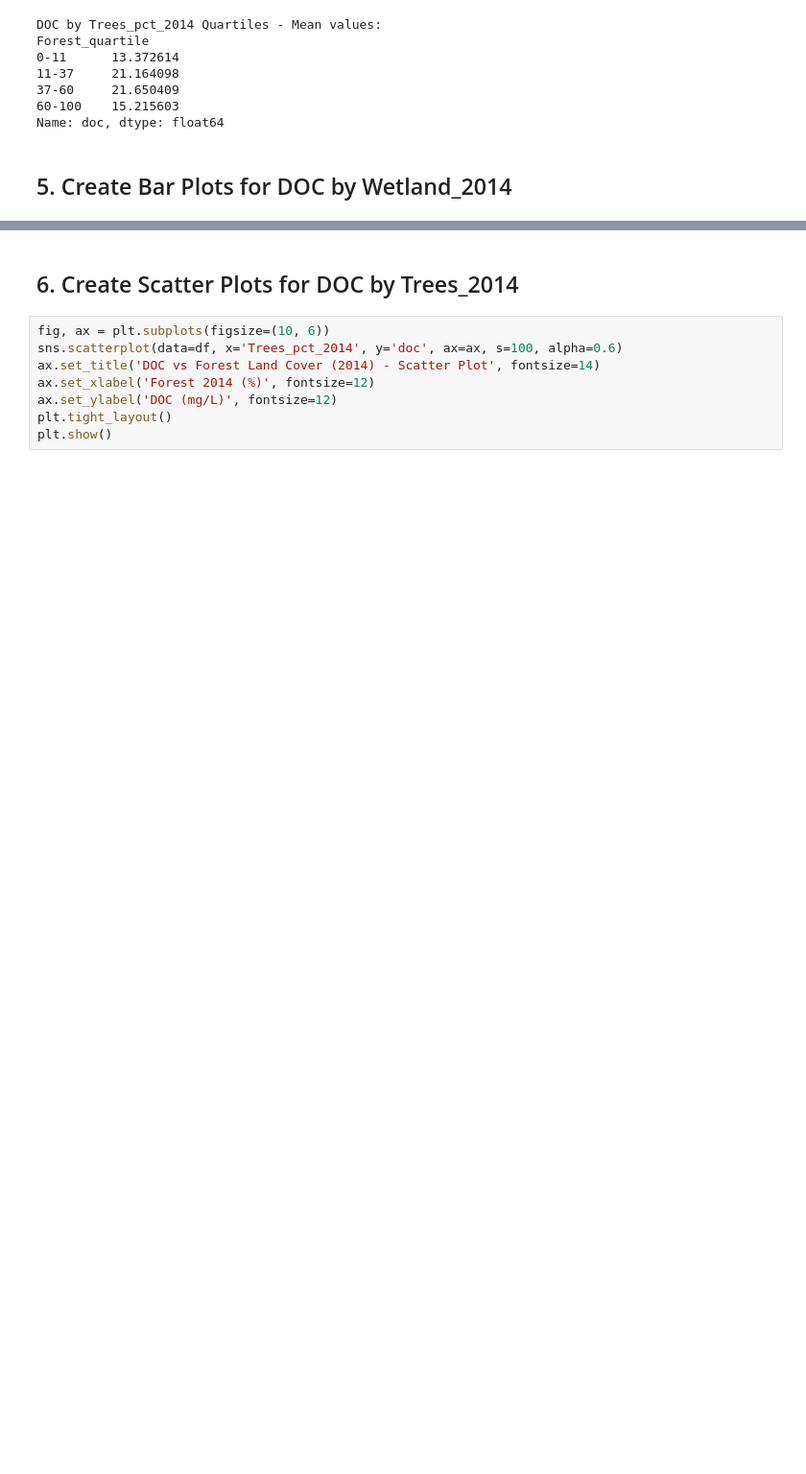
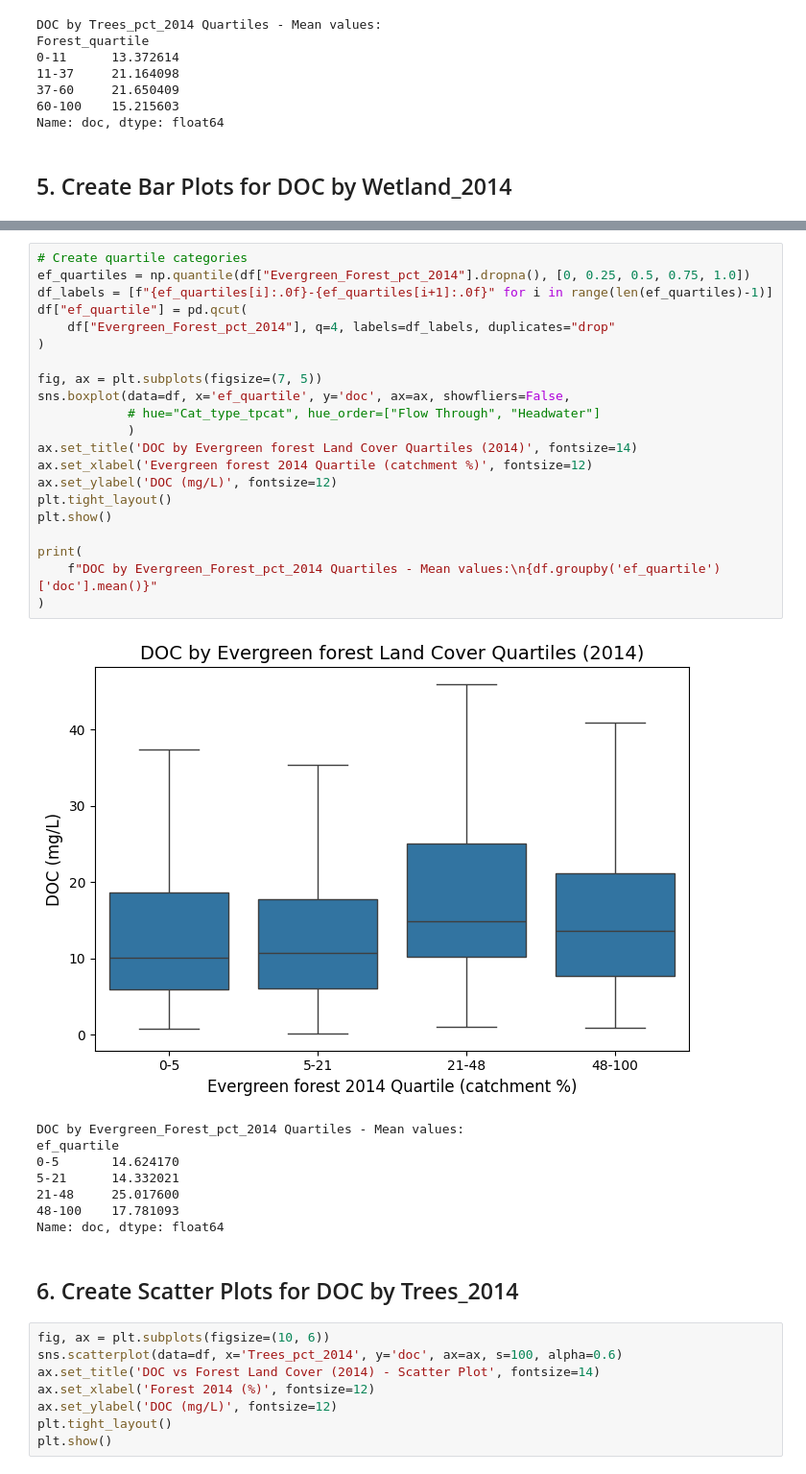
Before and after one commit to ekcomputer/land-cover, a Jupyter notebook: notebooks/data_exploration/harm_doc_landcover_exploration.ipynb, the cells around one changed output, grey strips where cells are left out. Shown at 96% size. Cells and saved outputs as stored; diff of their text form; blank space fills up the shorter version.

```diff
--- a/notebooks/data_exploration/harm_doc_landcover_exploration.ipynb
+++ b/notebooks/data_exploration/harm_doc_landcover_exploration.ipynb
@@ -125,3 +156,33 @@ Name: doc, dtype: float64
+# %%
+# Create quartile categories
+ef_quartiles = np.quantile(df["Evergreen_Forest_pct_2014"].dropna(), [0, 0.25, 0.5, 0.75, 1.0])
+df_labels = [f"{ef_quartiles[i]:.0f}-{ef_quartiles[i+1]:.0f}" for i in range(len(ef_quartiles)-1)]
+df["ef_quartile"] = pd.qcut(
+    df["Evergreen_Forest_pct_2014"], q=4, labels=df_labels, duplicates="drop"
+)
+
+fig, ax = plt.subplots(figsize=(7, 5))
+sns.boxplot(data=df, x='ef_quartile', y='doc', ax=ax, showfliers=False,
+            # hue="Cat_type_tpcat", hue_order=["Flow Through", "Headwater"]
+            )
+ax.set_title('DOC by Evergreen forest Land Cover Quartiles (2014)', fontsize=14)
+ax.set_xlabel('Evergreen forest 2014 Quartile (catchment %)', fontsize=12)
+ax.set_ylabel('DOC (mg/L)', fontsize=12)
+plt.tight_layout()
+plt.show()
+
+print(
+    f"DOC by Evergreen_Forest_pct_2014 Quartiles - Mean values:\n{df.groupby('ef_quartile')['doc'].mean()}"
+)
+# %% [output]
+[figure, added]
+DOC by Evergreen_Forest_pct_2014 Quartiles - Mean values:
+ef_quartile
+0-5       14.624170
+5-21      14.332021
+21-48     25.017600
+48-100    17.781093
+Name: doc, dtype: float64
 # %% [markdown]
 ## 6. Create Scatter Plots for DOC by Trees_2014
 # %%
```
Also changed, not shown: parts of 3 cells of this notebook, 2 other files.
